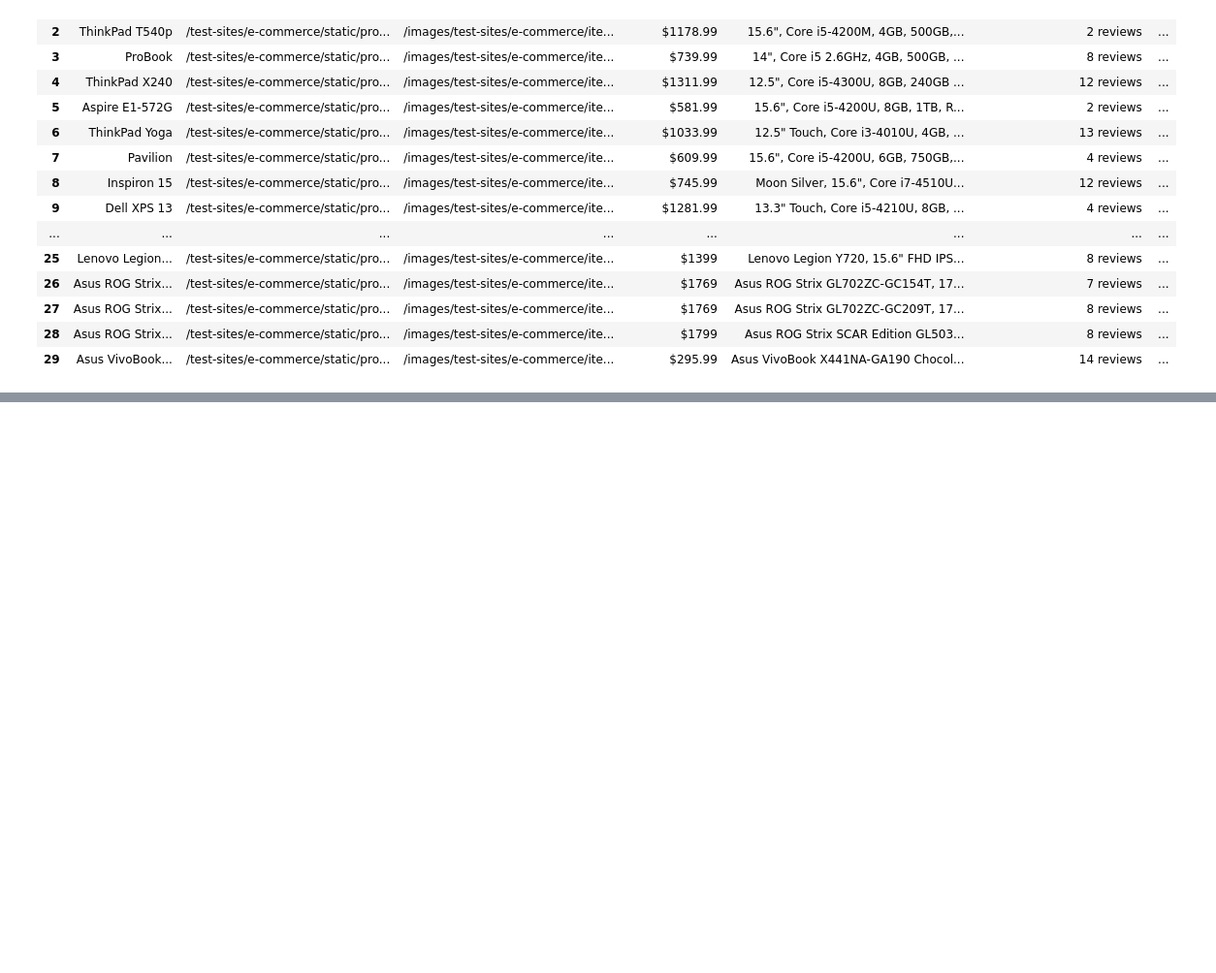
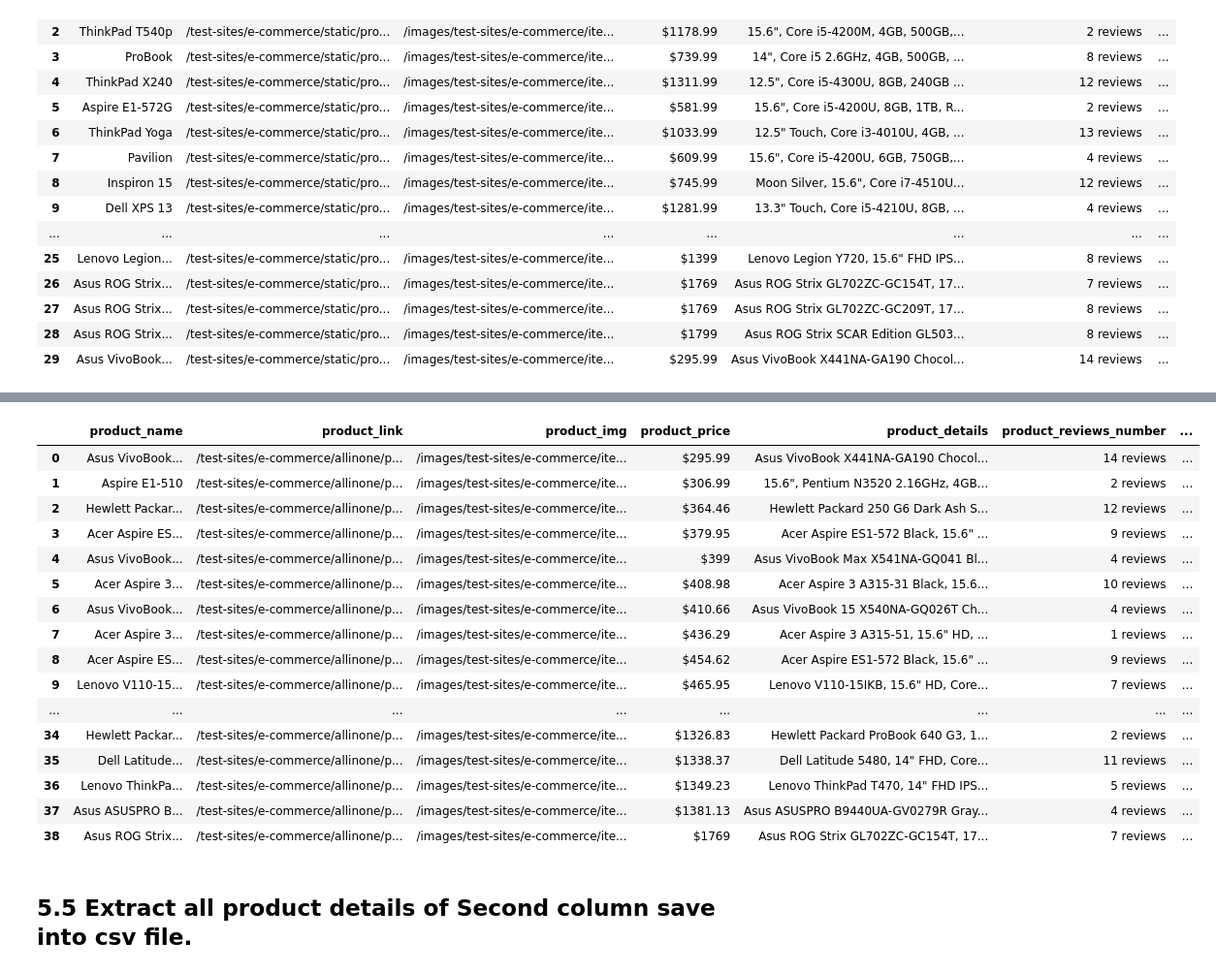
Before and after one commit to asifkasi/course-python-and-automation-by-kasi, a Jupyter notebook: Student's Folders/abdur rehman/web_scraping/other_website/webscraper.ipynb, the cells around one changed output, grey strips where cells are left out. Shown at 97% size. Drawn from its saved outputs; the diff is of its cells as text; code cells hidden in the pictures; blank space fills up the shorter version.

```diff
--- a/Student's Folders/abdur rehman/web_scraping/other_website/webscraper.ipynb
+++ b/Student's Folders/abdur rehman/web_scraping/other_website/webscraper.ipynb
@@ -1287,0 +1665,23 @@ df
+# %%
+import pandas as pd
+df = pd.DataFrame(list)
+df.to_csv("webscraper q5_4.csv", index=False)
+df
+# %% [output]
+|  | product_name | product_link | product_img | product_price | product_details | product_reviews_number | ... |
+| 0 | Asus VivoBook... | /test-sites/e-commerce/allinone/p... | /images/test-sites/e-commerce/ite... | $295.99 | Asus VivoBook X441NA-GA190 Chocol... | 14 reviews | ... |
+| 1 | Aspire E1-510 | /test-sites/e-commerce/allinone/p... | /images/test-sites/e-commerce/ite... | $306.99 | 15.6", Pentium N3520 2.16GHz, 4GB... | 2 reviews | ... |
+| 2 | Hewlett Packar... | /test-sites/e-commerce/allinone/p... | /images/test-sites/e-commerce/ite... | $364.46 | Hewlett Packard 250 G6 Dark Ash S... | 12 reviews | ... |
+| 3 | Acer Aspire ES... | /test-sites/e-commerce/allinone/p... | /images/test-sites/e-commerce/ite... | $379.95 | Acer Aspire ES1-572 Black, 15.6" ... | 9 reviews | ... |
+| 4 | Asus VivoBook... | /test-sites/e-commerce/allinone/p... | /images/test-sites/e-commerce/ite... | $399 | Asus VivoBook Max X541NA-GQ041 Bl... | 4 reviews | ... |
+| 5 | Acer Aspire 3... | /test-sites/e-commerce/allinone/p... | /images/test-sites/e-commerce/ite... | $408.98 | Acer Aspire 3 A315-31 Black, 15.6... | 10 reviews | ... |
+| 6 | Asus VivoBook... | /test-sites/e-commerce/allinone/p... | /images/test-sites/e-commerce/ite... | $410.66 | Asus VivoBook 15 X540NA-GQ026T Ch... | 4 reviews | ... |
+| 7 | Acer Aspire 3... | /test-sites/e-commerce/allinone/p... | /images/test-sites/e-commerce/ite... | $436.29 | Acer Aspire 3 A315-51, 15.6" HD, ... | 1 reviews | ... |
+| 8 | Acer Aspire ES... | /test-sites/e-commerce/allinone/p... | /images/test-sites/e-commerce/ite... | $454.62 | Acer Aspire ES1-572 Black, 15.6" ... | 9 reviews | ... |
+| 9 | Lenovo V110-15... | /test-sites/e-commerce/allinone/p... | /images/test-sites/e-commerce/ite... | $465.95 | Lenovo V110-15IKB, 15.6" HD, Core... | 7 reviews | ... |
+| ... | ... | ... | ... | ... | ... | ... | ... |
+| 34 | Hewlett Packar... | /test-sites/e-commerce/allinone/p... | /images/test-sites/e-commerce/ite... | $1326.83 | Hewlett Packard ProBook 640 G3, 1... | 2 reviews | ... |
+| 35 | Dell Latitude... | /test-sites/e-commerce/allinone/p... | /images/test-sites/e-commerce/ite... | $1338.37 | Dell Latitude 5480, 14" FHD, Core... | 11 reviews | ... |
+| 36 | Lenovo ThinkPa... | /test-sites/e-commerce/allinone/p... | /images/test-sites/e-commerce/ite... | $1349.23 | Lenovo ThinkPad T470, 14" FHD IPS... | 5 reviews | ... |
+| 37 | Asus ASUSPRO B... | /test-sites/e-commerce/allinone/p... | /images/test-sites/e-commerce/ite... | $1381.13 | Asus ASUSPRO B9440UA-GV0279R Gray... | 4 reviews | ... |
+| 38 | Asus ROG Strix... | /test-sites/e-commerce/allinone/p... | /images/test-sites/e-commerce/ite... | $1769 | Asus ROG Strix GL702ZC-GC154T, 17... | 7 reviews | ... |
@@ -1287,0 +1695,2 @@ df
+# %% [markdown]
+## 5.5 Extract all product details of Second column save into csv file.
```
Also changed, not shown: parts of 41 cells of this notebook, 15 other files.
